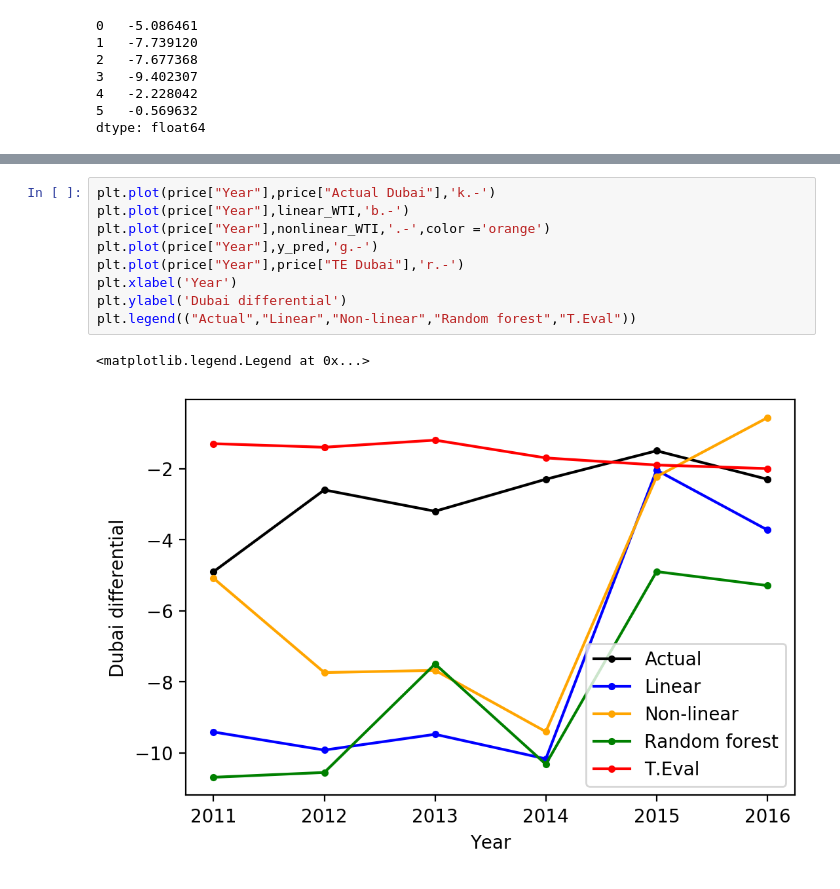
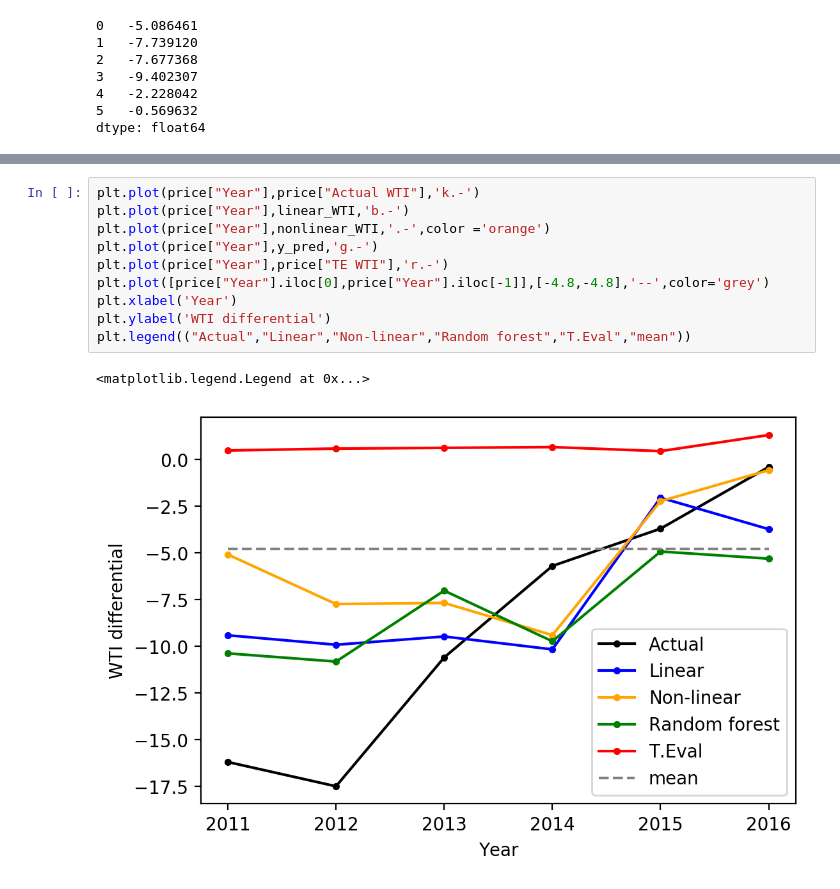
Before and after one commit to kaibawong/differential, a Jupyter notebook: WTI_pred.ipynb, the cells around one changed output, grey strips where cells are left out. Drawn from its saved outputs; the diff is of its cells as text.

Commit message:
Publish pricelist

```diff
--- a/WTI_pred.ipynb
+++ b/WTI_pred.ipynb
@@ -145,12 +145,13 @@ print(y_pred)
 # %%
-plt.plot(price["Year"],price["Actual Dubai"],'k.-')
+plt.plot(price["Year"],price["Actual WTI"],'k.-')
 plt.plot(price["Year"],linear_WTI,'b.-')
 plt.plot(price["Year"],nonlinear_WTI,'.-',color ='orange')
 plt.plot(price["Year"],y_pred,'g.-')
-plt.plot(price["Year"],price["TE Dubai"],'r.-')
+plt.plot(price["Year"],price["TE WTI"],'r.-')
+plt.plot([price["Year"].iloc[0],price["Year"].iloc[-1]],[-4.8,-4.8],'--',color='grey')
 plt.xlabel('Year')
-plt.ylabel('Dubai differential')
-plt.legend(("Actual","Linear","Non-linear","Random forest","T.Eval"))
+plt.ylabel('WTI differential')
+plt.legend(("Actual","Linear","Non-linear","Random forest","T.Eval","mean"))
 # %% [output]
 <matplotlib.legend.Legend at 0x...>
-[figure, old version]
+[figure, new version]
```
Also changed, not shown: parts of 4 cells of this notebook, 11 other files.
